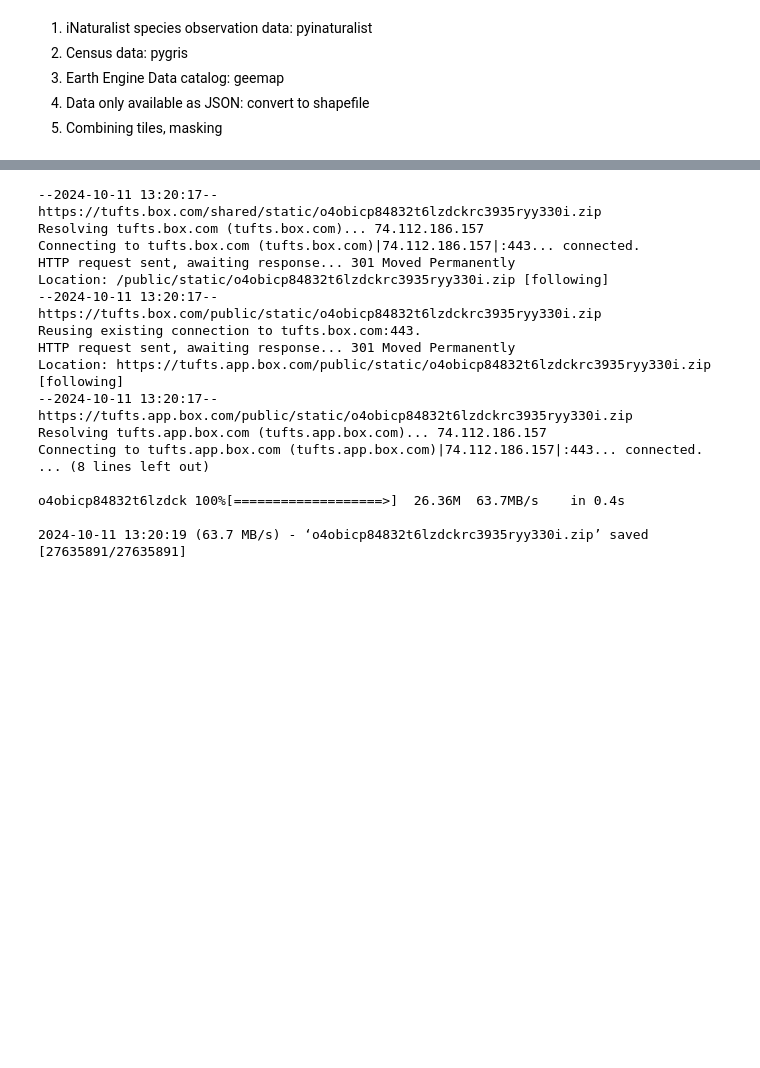
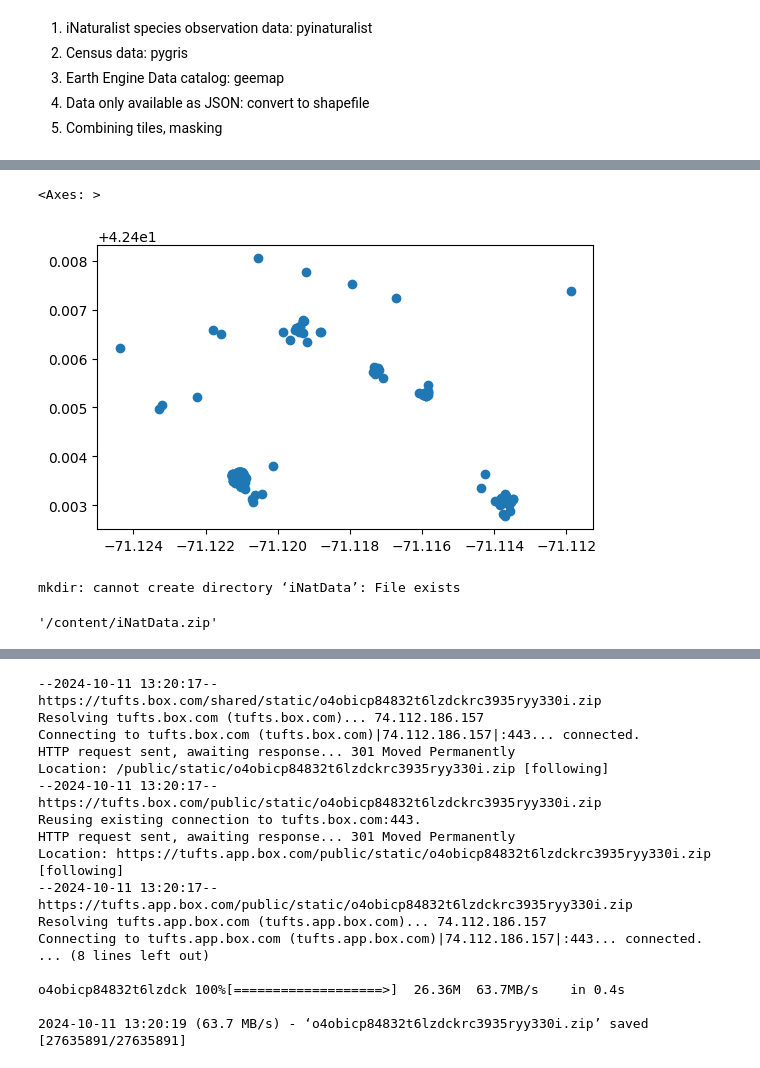
Before and after one commit to chad-fisher/SpatialDataScienceSandbox, a Jupyter notebook: Geoprocessing.ipynb, the cells around one changed output, grey strips where cells are left out. Saved outputs shown, nothing was run; the diff lists cells and outputs as text; code cells hidden in the pictures; blank space fills up the shorter version.

```diff
--- a/Geoprocessing.ipynb
+++ b/Geoprocessing.ipynb
@@ -33,0 +50,3 @@ query?where=1=1     100%[===================>]  29.64K  --.-KB/s    in 0.001s
+# %%
+taxon_id=pyinaturalist.v1.taxa.get_taxa(q='Bombus impatiens',rank='species')['results'][0]['id']
+place_id=pyinaturalist.v1.places.get_places_autocomplete(q='Tufts University')['results'][0]['id']
@@ -33,0 +57,19 @@ query?where=1=1     100%[===================>]  29.64K  --.-KB/s    in 0.001s
+# %%
+response=pyinaturalist.v1.observations.get_observations(year=years,taxon_id=taxon_id,geo=True,page='all',place_id=place_id)
+# %%
+my_observations = pyinaturalist.Observation.from_json_list(response)
+df = pd.DataFrame([{
+          'ID': o.id,
+          'latitude': o.location[0],
+          'longitude': o.location[1],
+          'date': o.observed_on.isoformat(),
+          'quality': o.quality_grade,
+          'uri': o.uri
+          }
+                   for o in my_observations
+                   if o.location
+                   ]
+                  )
+# %%
+obs=gpd.GeoDataFrame(df, geometry=gpd.points_from_xy(df.longitude, df.latitude), crs="EPSG:4326")
+obs
@@ -33,0 +90,15 @@ query?where=1=1     100%[===================>]  29.64K  --.-KB/s    in 0.001s
+# %%
+obs.plot()
+# %% [output]
+<Axes: >
+[figure, added]
+# %%
+!mkdir iNatData
+obs.to_file('iNatData/iNat.shp')
+# %% [output]
+mkdir: cannot create directory ‘iNatData’: File exists
+# %%
+import shutil
+shutil.make_archive('iNatData', 'zip', 'iNatData')
+# %% [output]
+'/content/iNatData.zip'
```
Also changed, not shown: parts of 9 cells of this notebook.
